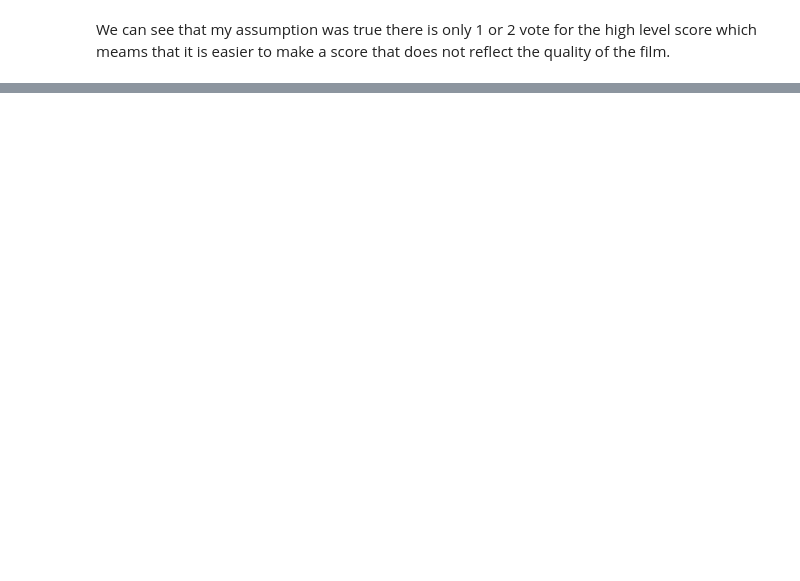
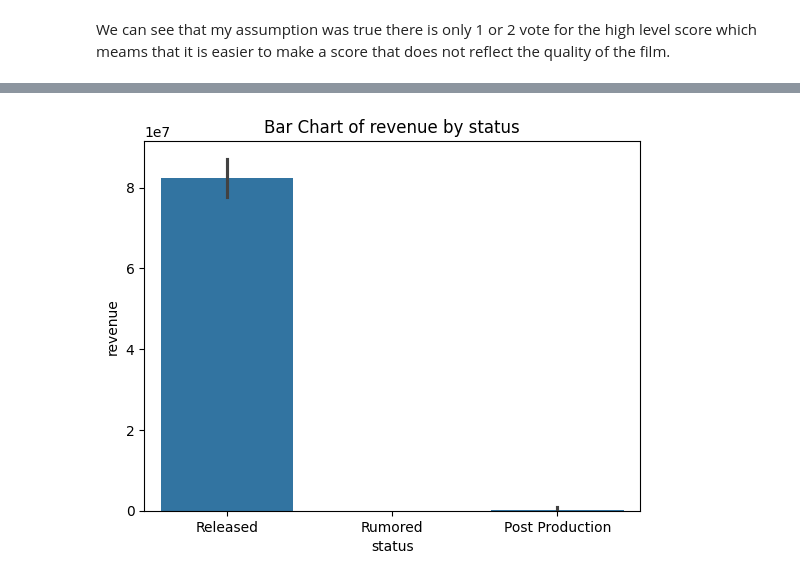
Before and after one commit to corentinmaillard/IA_Project, a Jupyter notebook: file.ipynb, the cells around one changed output, grey strips where cells are left out. Cells and saved outputs as stored; diff of their text form; code cells hidden in the pictures; blank space fills up the shorter version.

```diff
--- a/file.ipynb
+++ b/file.ipynb
@@ -309,0 +346,8 @@ We can see that my assumption was true there is only 1 or 2 vote for the high le
+# %%
+sns.barplot(data=data_combind ,x='status', y='revenue')
+plt.title('Bar Chart of revenue by status')
+plt.xlabel('status')
+plt.ylabel('revenue')
+plt.show()
+# %% [output]
+[figure, added]
```
Also changed, not shown: parts of 13 cells of this notebook.
